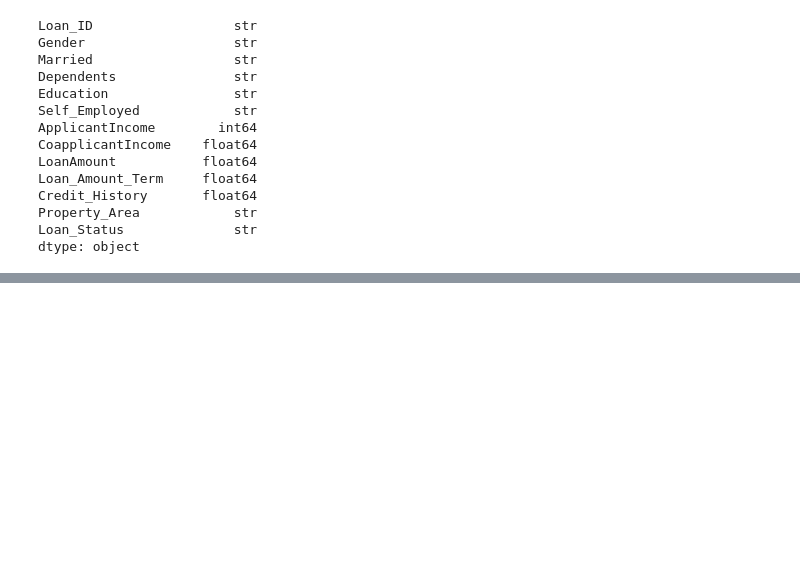
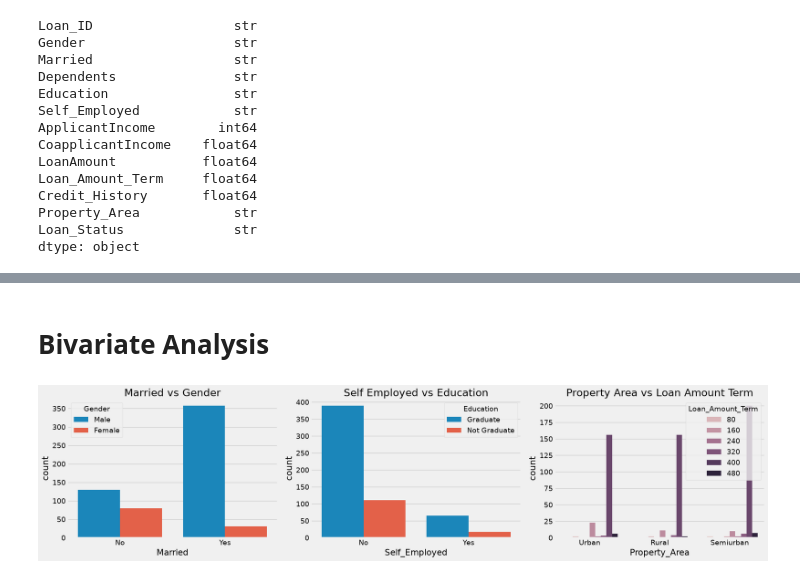
Before and after one commit to Abhinay9346/skillwallet-project-smartlender, a Jupyter notebook: SmartLender/Training/Loan Prediction using ML.ipynb, the cells around one changed output, grey strips where cells are left out. Cells and saved outputs as stored; diff of their text form; code cells hidden in the pictures; blank space fills up the shorter version.

```diff
--- a/SmartLender/Training/Loan Prediction using ML.ipynb
+++ b/SmartLender/Training/Loan Prediction using ML.ipynb
@@ -133,0 +219,26 @@ dtype: object
+# %% [markdown]
+# Bivariate Analysis
+# %%
+# Bivariate Analysis using Count Plots
+
+plt.figure(figsize=(20,5))
+
+# Married vs Gender
+plt.subplot(1,3,1)
+sns.countplot(x='Married', hue='Gender', data=data)
+plt.title("Married vs Gender")
+
+# Self Employed vs Education
+plt.subplot(1,3,2)
+sns.countplot(x='Self_Employed', hue='Education', data=data)
+plt.title("Self Employed vs Education")
+
+# Property Area vs Loan Amount Term
+plt.subplot(1,3,3)
+sns.countplot(x='Property_Area', hue='Loan_Amount_Term', data=data)
+plt.title("Property Area vs Loan Amount Term")
+
+plt.tight_layout()
+plt.show()
+# %% [output]
+[figure, added]
```
Also changed, not shown: parts of 11 cells of this notebook.
